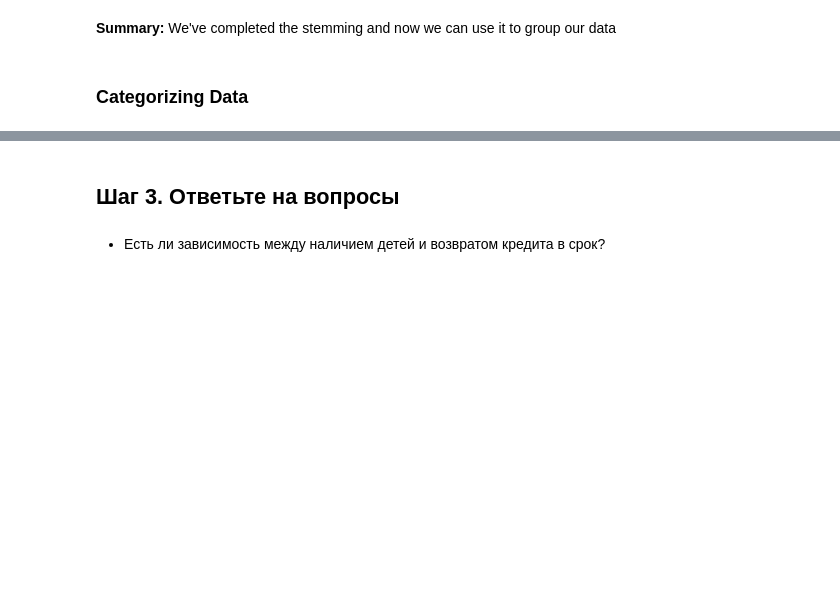
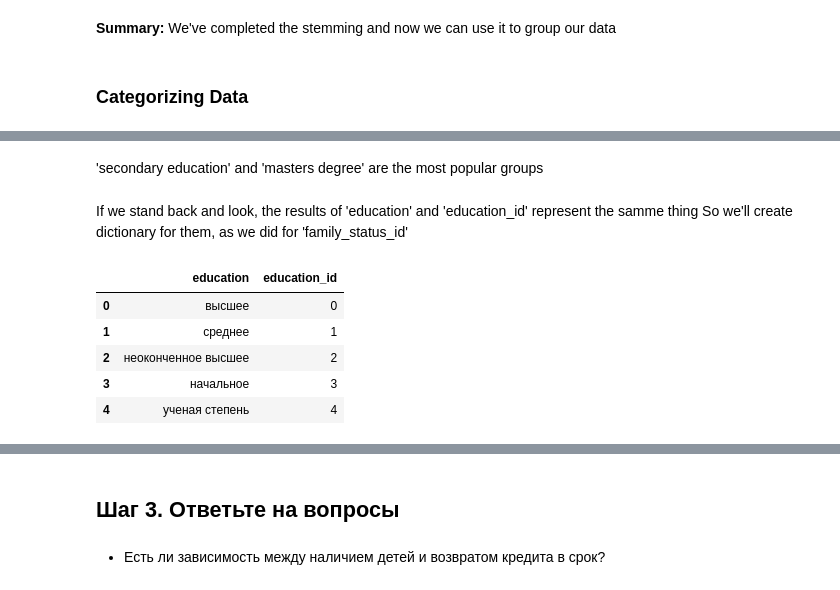
Before and after one commit to VeronicaCodes/credit_repayment_behaviour_analysis, a Jupyter notebook: ENG_credit_repayment_behaviour_analysis.ipynb, the cells around one changed output, grey strips where cells are left out. Cells and saved outputs as stored; diff of their text form; code cells hidden in the pictures; blank space fills up the shorter version.

```diff
--- a/ENG_credit_repayment_behaviour_analysis.ipynb
+++ b/ENG_credit_repayment_behaviour_analysis.ipynb
@@ -422,0 +521,6 @@ print(data_pivot)
+# %%
+# dropping 'family_status_id' column
+df.drop(columns=['family_status_id'],inplace=True)
+
+# check the results
+df.info()
@@ -422,0 +563,16 @@ print(data_pivot)
+# %%
+def income_level(income):
+    if income < 1.076522e+05:
+        return 'низкий'
+    if income < 1.518870e+05:
+        return 'средний'
+    if income < 2.024170e+05:
+        return 'выше среднего'
+    else:
+        return 'высокий'
+
+# using .apply() method to process column
+df['income_level'] = df['total_income'].apply(income_level)
+
+# check the values
+df['income_level'].value_counts()
@@ -422,0 +607,12 @@ print(data_pivot)
+# %%
+def debt_type(debt):
+    if debt == 0:
+        return 'выплачен вовремя'
+    if debt == 1:
+        return 'не выплачен'
+
+# use apply() method to process column
+df['debt_type'] = df['debt'].apply(debt_type)
+
+# check the values
+df['debt_type'].value_counts()
@@ -422,0 +655,16 @@ print(data_pivot)
+# %% [markdown]
+'secondary education' and 'masters degree' are the most popular groups
+# %% [markdown]
+If we stand back and look, the results of 'education' and 'education_id' represent the samme thing
+So we'll create dictionary for them, as we did for 'family_status_id'
+# %%
+# create the dictionary for 'education', 'education_id', drop duplicates
+education_dict = df[['education', 'education_id']].drop_duplicates().reset_index(drop=True)
+display(education_dict)
+# %% [output]
+|  | education | education_id |
+| 0 | высшее | 0 |
+| 1 | среднее | 1 |
+| 2 | неоконченное высшее | 2 |
+| 3 | начальное | 3 |
+| 4 | ученая степень | 4 |
```
Also changed, not shown: parts of 48 cells of this notebook.
